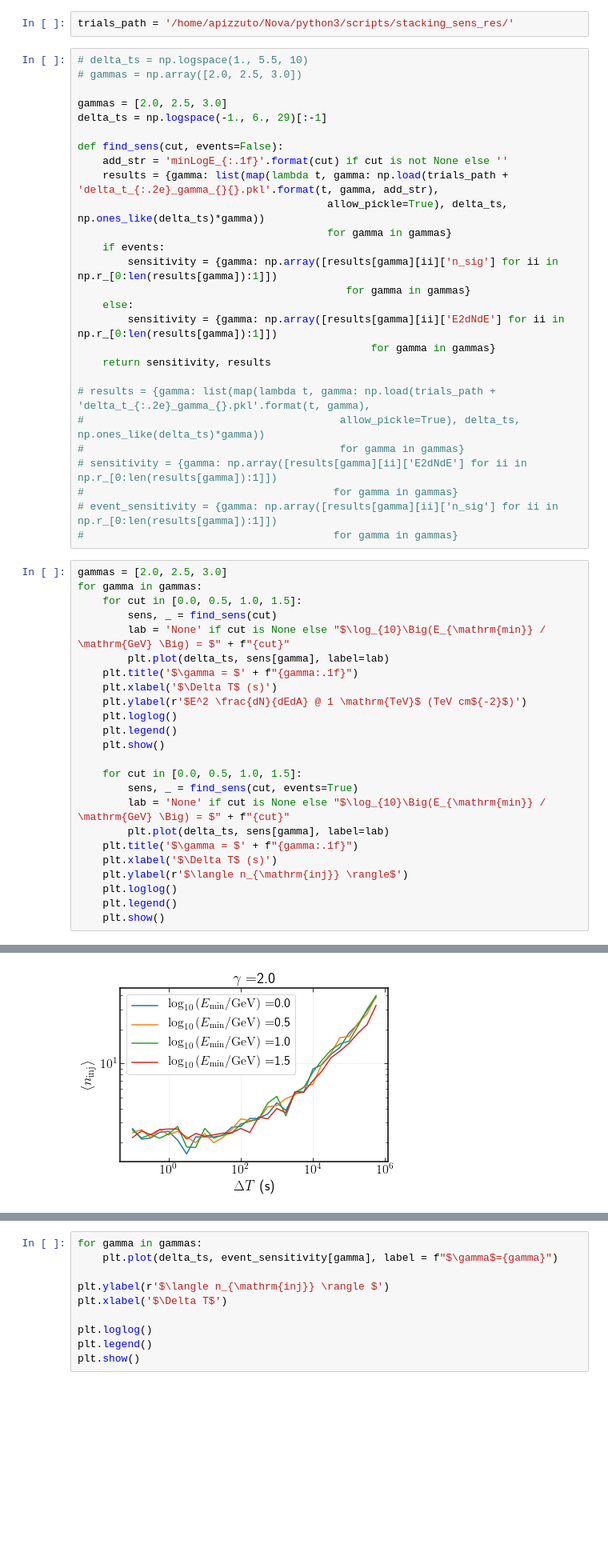
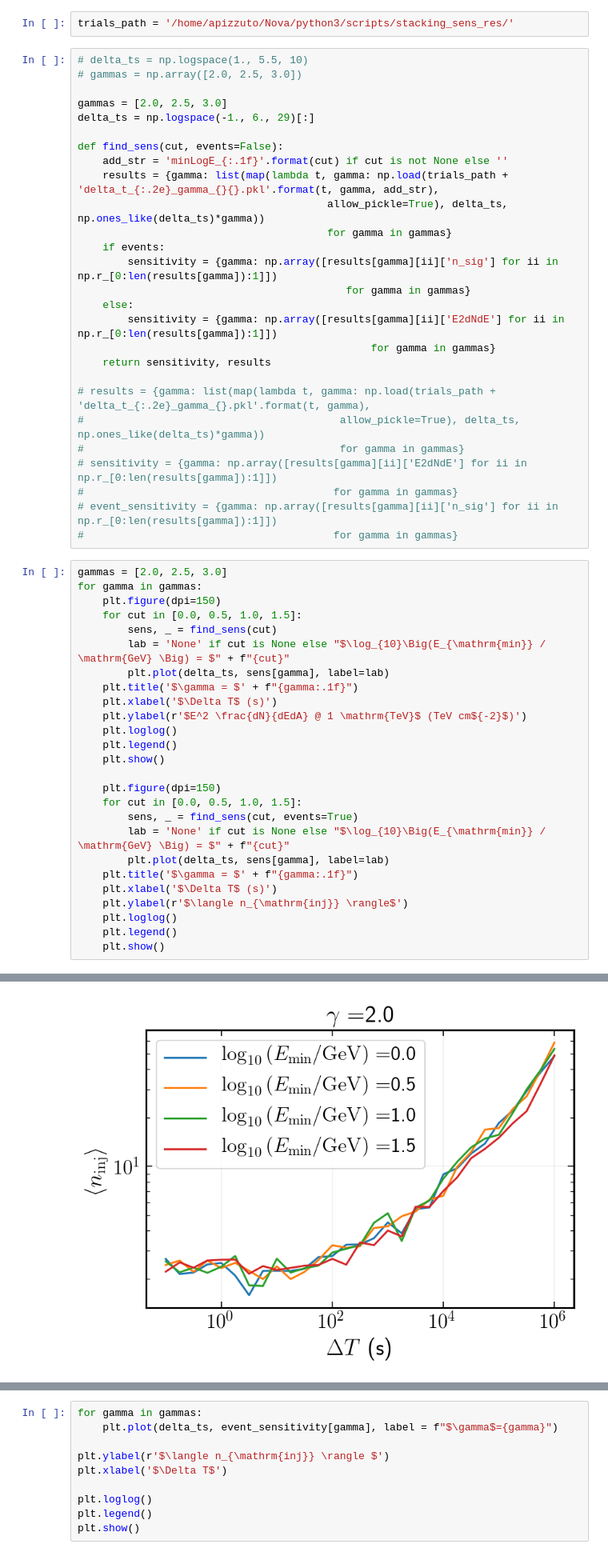
Before and after one commit to apizzuto/Novae, a Jupyter notebook: python3/notebooks/stacking_sensitivity.ipynb, the cells around one changed output, grey strips where cells are left out. Shown at 80% size. Cells and saved outputs as stored; diff of their text form; blank space fills up the shorter version.

```diff
--- a/python3/notebooks/stacking_sensitivity.ipynb
+++ b/python3/notebooks/stacking_sensitivity.ipynb
@@ -30,7 +30,7 @@ trials_path = '/home/apizzuto/Nova/python3/scripts/stacking_sens_res/'
 # gammas = np.array([2.0, 2.5, 3.0])
 
 gammas = [2.0, 2.5, 3.0]
-delta_ts = np.logspace(-1., 6., 29)[:-1]
+delta_ts = np.logspace(-1., 6., 29)[:]
 
 def find_sens(cut, events=False):
     add_str = 'minLogE_{:.1f}'.format(cut) if cut is not None else ''
@@ -55,6 +55,7 @@ def find_sens(cut, events=False):
 # %%
 gammas = [2.0, 2.5, 3.0]
 for gamma in gammas:
+    plt.figure(dpi=150)
     for cut in [0.0, 0.5, 1.0, 1.5]:
         sens, _ = find_sens(cut)
         lab = 'None' if cut is None else "$\log_{10}\Big(E_{\mathrm{min}} / \mathrm{GeV} \Big) = $" + f"{cut}"
@@ -66,6 +67,7 @@ for gamma in gammas:
     plt.legend()
     plt.show()
 
+    plt.figure(dpi=150)
     for cut in [0.0, 0.5, 1.0, 1.5]:
         sens, _ = find_sens(cut, events=True)
         lab = 'None' if cut is None else "$\log_{10}\Big(E_{\mathrm{min}} / \mathrm{GeV} \Big) = $" + f"{cut}"
@@ -81 +83 @@ for gamma in gammas:
-[figure, old version]
+[figure, new version]
```
Also changed, not shown: parts of 2 cells of this notebook, 3 other files.
